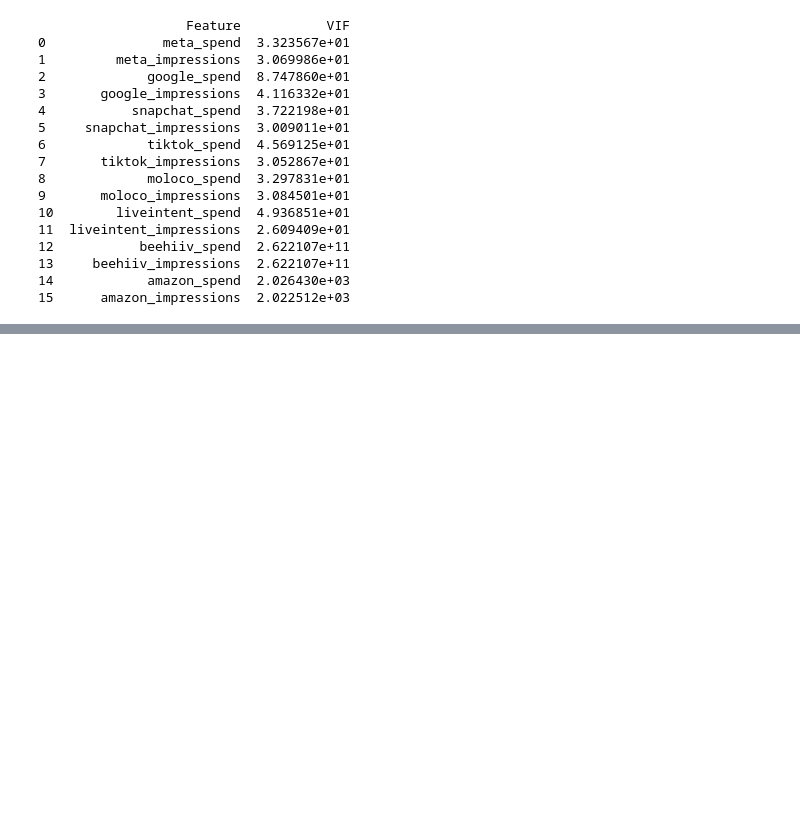
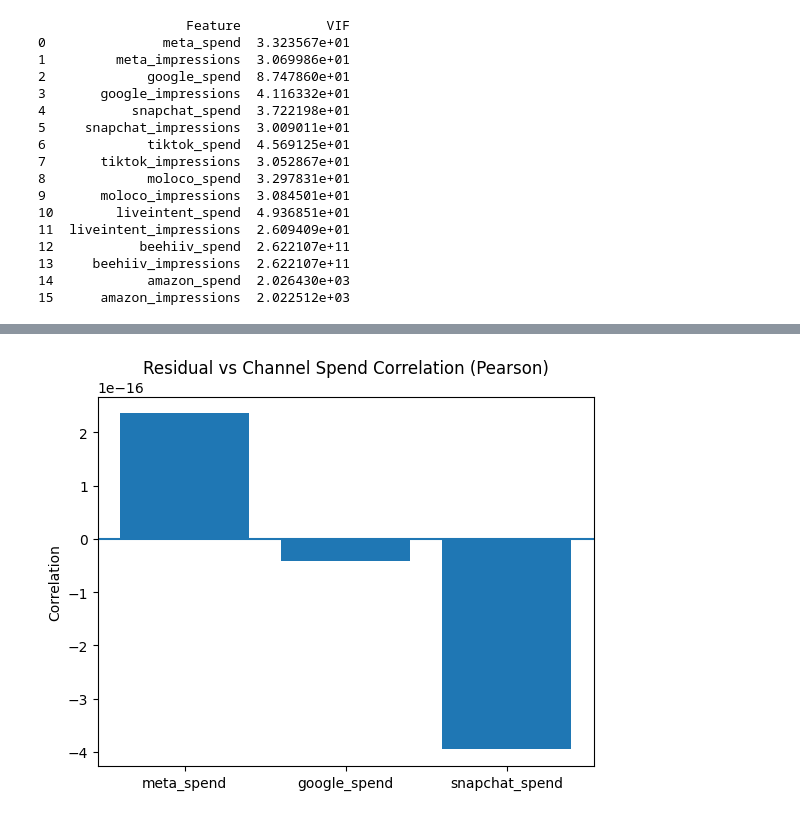
Before and after one commit to pstat197/BlueAlpha3-Synergy-Analysis, a Jupyter notebook: scripts/correlation_analysis.ipynb, the cells around one changed output, grey strips where cells are left out. Cells and saved outputs as stored; diff of their text form; code cells hidden in the pictures; blank space fills up the shorter version.

```diff
--- a/scripts/correlation_analysis.ipynb
+++ b/scripts/correlation_analysis.ipynb
@@ -88,0 +98,33 @@ print(vif_data)
+# %%
+target = "subscriptions"
+channels = ["meta_spend", "google_spend", "snapchat_spend"]
+
+X = mocha_subscriptions[channels]
+y = mocha_subscriptions[target]
+
+model = LinearRegression()
+model.fit(X, y)
+
+mocha_subscriptions["prediction"] = model.predict(X)
+mocha_subscriptions["residual"] = y - mocha_subscriptions["prediction"]
+
+results = []
+
+for ch in channels:
+    pearson_corr, pearson_p = pearsonr(mocha_subscriptions["residual"], mocha_subscriptions[ch])
+    spearman_corr, spearman_p = spearmanr(mocha_subscriptions["residual"], mocha_subscriptions[ch])
+
+    results.append({
+        "channel": ch,
+        "pearson_corr": pearson_corr,
+        "pearson_p": pearson_p,
+        "spearman_corr": spearman_corr,
+        "spearman_p": spearman_p
+    })
+
+results_df = (
+    pd.DataFrame(results)
+      .sort_values("pearson_corr", ascending=False)
+)
+
+results_df
@@ -88,0 +139,9 @@ print(vif_data)
+# %%
+plt.figure()
+plt.bar(results_df["channel"], results_df["pearson_corr"])
+plt.axhline(0)
+plt.ylabel("Correlation")
+plt.title("Residual vs Channel Spend Correlation (Pearson)")
+plt.show()
+# %% [output]
+[figure, added]
```
Also changed, not shown: parts of 11 cells of this notebook, 1 other file.
